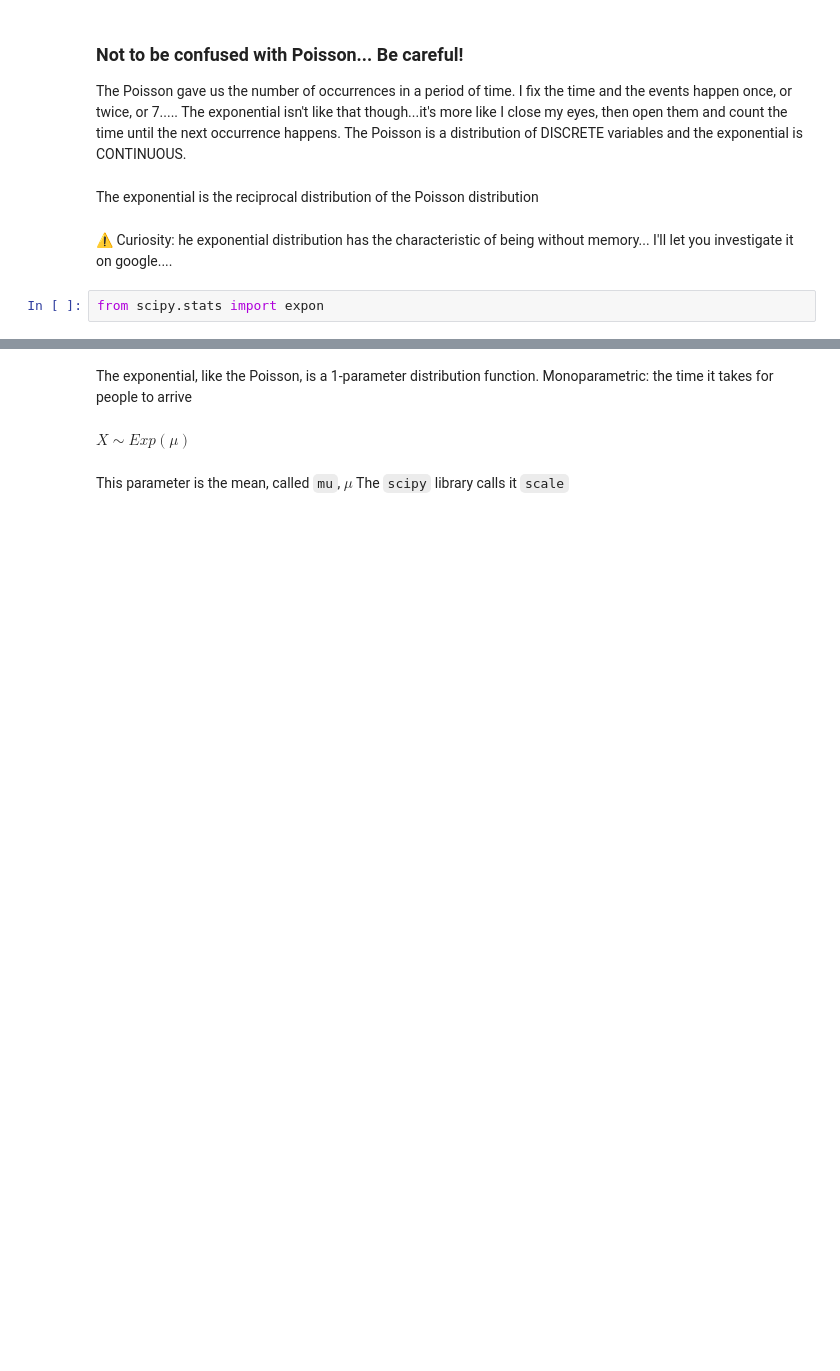
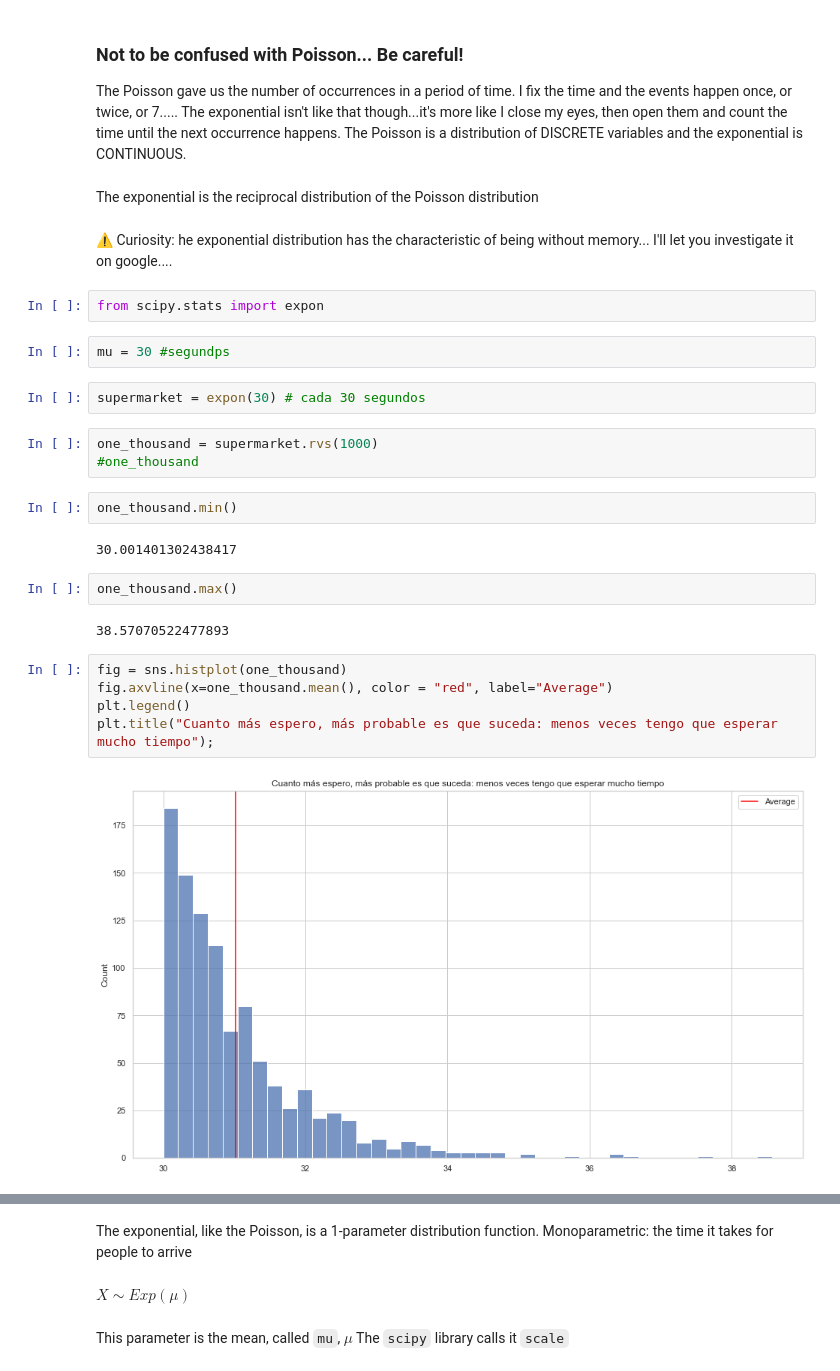
Before and after one commit to Ironhack-data-bcn-feb-2023/lectures, a Jupyter notebook: 30. Continuous distributions.ipynb, the cells around one changed output, grey strips where cells are left out. Cells and saved outputs as stored; diff of their text form; blank space fills up the shorter version.

```diff
--- a/30. Continuous distributions.ipynb
+++ b/30. Continuous distributions.ipynb
@@ -149,3 +234,25 @@ The exponential is the reciprocal distribution of the Poisson distribution
 ⚠️ Curiosity: he exponential distribution has the characteristic of being without memory... I'll let you investigate it on google....
 # %%
 from scipy.stats import expon
+# %%
+mu = 30 #segundps
+# %%
+supermarket = expon(30) # cada 30 segundos
+# %%
+one_thousand = supermarket.rvs(1000)
+#one_thousand
+# %%
+one_thousand.min()
+# %% [output]
+30.001401302438417
+# %%
+one_thousand.max()
+# %% [output]
+38.57070522477893
+# %%
+fig = sns.histplot(one_thousand)
+fig.axvline(x=one_thousand.mean(), color = "red", label="Average")
+plt.legend()
+plt.title("Cuanto más espero, más probable es que suceda: menos veces tengo que esperar mucho tiempo");
+# %% [output]
+[figure, added]
```
Also changed, not shown: parts of 23 cells of this notebook.
